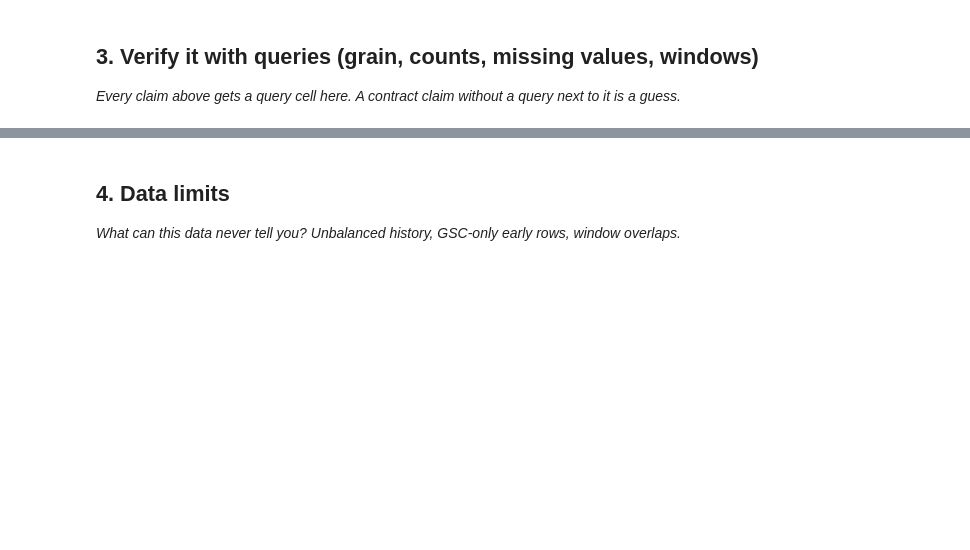
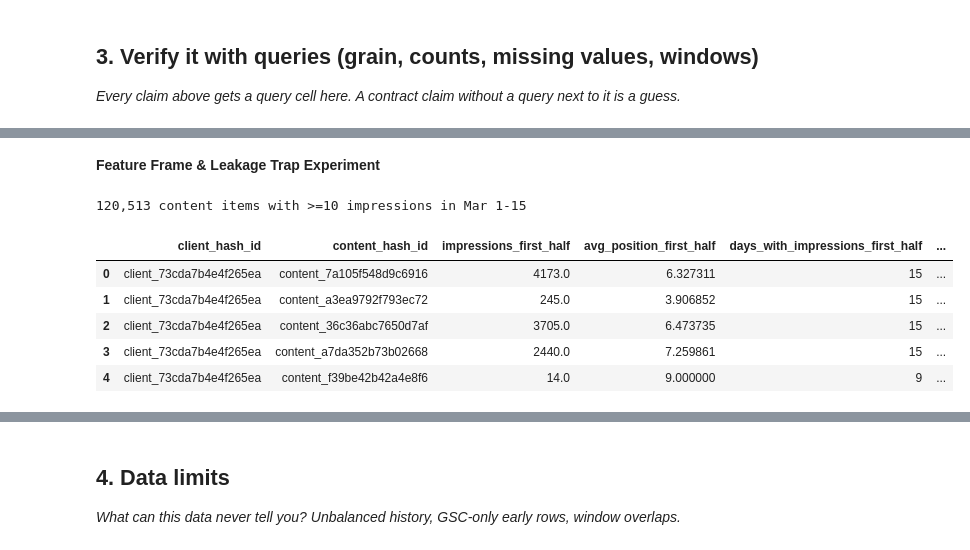
Before and after one commit to KinzaAsif2456/discoverey, a Jupyter notebook: work/notebooks/w03_data_contract.ipynb, the cells around one changed output, grey strips where cells are left out. Cells and saved outputs as stored; diff of their text form; code cells hidden in the pictures; blank space fills up the shorter version.

```diff
--- a/work/notebooks/w03_data_contract.ipynb
+++ b/work/notebooks/w03_data_contract.ipynb
@@ -6,3 +6,24 @@
 This skeleton is yours to fill. Work the sections **in order** — each one has a one-line hint. Simple words, honest numbers.
 
 > Working with an AI assistant? Tell it to read `skills/README.md` first and load the one skill this assignment names on its card.
+# %%
+%pip install -q duckdb huggingface_hub
+
+import duckdb
+from google.colab import userdata
+
+HF_TOKEN = userdata.get("HF_TOKEN")
+
+con = duckdb.connect()
+con.execute(f"CREATE OR REPLACE SECRET hf (TYPE huggingface, TOKEN '{HF_TOKEN}')")
+
+REL = "hf://datasets/FlyRank/internship-warehouse"
+TABLES = {
+    "dim_clients":      f"read_parquet('{REL}/dim_clients.parquet')",
+    "dim_content":      f"read_parquet('{REL}/dim_content.parquet')",
+    "fact_daily_march": f"read_parquet('{REL}/fact_content_daily_performance/month=2026-03/*.parquet')",
+}
+
+for name, src in TABLES.items():
+    n = con.sql(f"SELECT COUNT(*) FROM {src}").fetchone()[0]
+    print(f"{name:20} {n:>12,} rows")
@@ -53,0 +148,2 @@ df = ds.to_pandas()
+# %% [markdown]
+**Feature Frame & Leakage Trap Experiment**
@@ -53,0 +154,27 @@ df = ds.to_pandas()
+# %%
+#1. Feature Generation (Mar 1–15) - Aliased cleanly to match Python
+features = con.sql(f"""
+    SELECT
+        client_hash_id,
+        content_hash_id,
+        SUM(gsc_impressions) AS impressions_first_half,
+        AVG(gsc_avg_position) FILTER (WHERE gsc_impressions > 0) AS avg_position_first_half,
+        COUNT(*) FILTER (WHERE gsc_impressions > 0) AS days_with_impressions_first_half,
+        AVG(CASE WHEN ga4_data_available IS TRUE THEN 1.0 ELSE 0.0 END) AS ga4_available_share_first_half,
+        SUM(gsc_clicks) * 1.0 / NULLIF(SUM(gsc_impressions), 0) AS first_half_ctr
+    FROM {TABLES['fact_daily_march']}
+    WHERE report_date BETWEEN DATE '2026-03-01' AND DATE '2026-03-15'
+    GROUP BY 1, 2
+    HAVING SUM(gsc_impressions) >= 10
+""").df()
+# %%
+print(f"{len(features):,} content items with >=10 impressions in Mar 1-15")
+features.head()
+# %% [output]
+120,513 content items with >=10 impressions in Mar 1-15
+|  | client_hash_id | content_hash_id | impressions_first_half | avg_position_first_half | days_with_impressions_first_half | ... |
+| 0 | client_73cda7b4e4f265ea | content_7a105f548d9c6916 | 4173.0 | 6.327311 | 15 | ... |
+| 1 | client_73cda7b4e4f265ea | content_a3ea9792f793ec72 | 245.0 | 3.906852 | 15 | ... |
+| 2 | client_73cda7b4e4f265ea | content_36c36abc7650d7af | 3705.0 | 6.473735 | 15 | ... |
+| 3 | client_73cda7b4e4f265ea | content_a7da352b73b02668 | 2440.0 | 7.259861 | 15 | ... |
+| 4 | client_73cda7b4e4f265ea | content_f39be42b42a4e8f6 | 14.0 | 9.000000 | 9 | ... |
```
Also changed, not shown: parts of 23 cells of this notebook.
